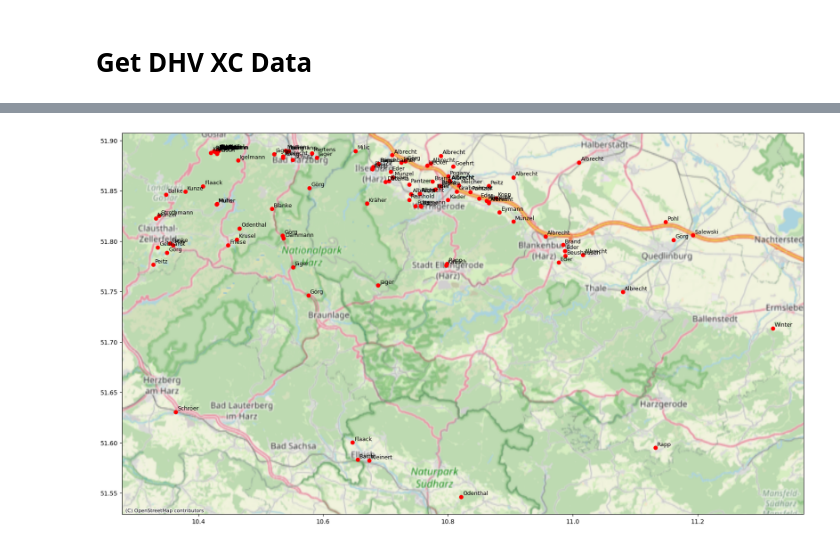
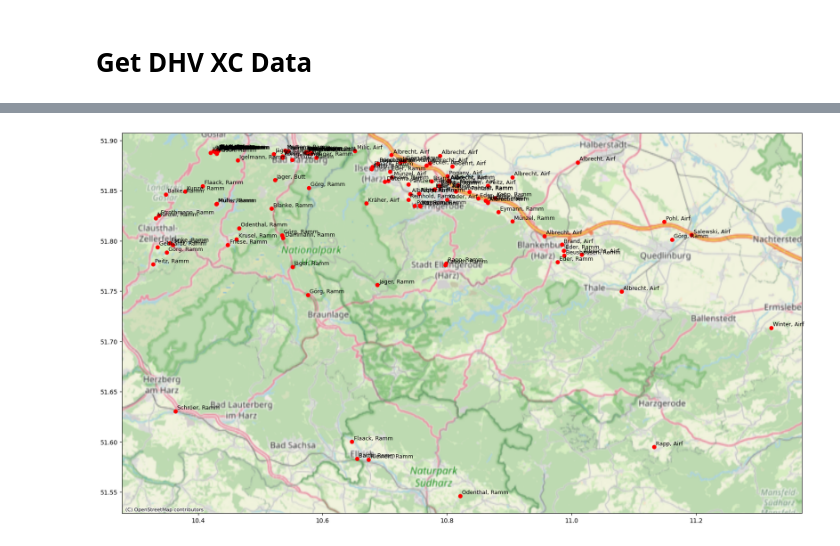
Before and after one commit to rappakos/flugbetrieb-metzingen, a Jupyter notebook: wetter/Harz_landings.ipynb, the cells around one changed output, grey strips where cells are left out. Saved outputs shown, nothing was run; the diff lists cells and outputs as text; code cells hidden in the pictures.

Commit message:
Harz landings - with takeoff

```diff
--- a/wetter/Harz_landings.ipynb
+++ b/wetter/Harz_landings.ipynb
@@ -17,11 +17,12 @@ places = {
     'Brunsberg': 9844,
     'Kella': 9521,
     'Börry': 9403,
-    'Stapelburg': 9802
+    'Stapelburg': 9802,
+    'Butterberg': 14203
 }
 
 results = []
-for place in ['Stapelburg','Rammelsberg']:
+for place in ['Stapelburg','Rammelsberg', 'Butterberg']:
     limit = PAGE_SIZE
     for year in [2017,2018,2019,2020,2021,2022,2023,2024,2025]:
     #for year in [2024,2025]:
@@ -53,17 +54,18 @@ df_results.sort_values(by='Duration').tail()
 # %%
 import geopandas as gpd
 import contextily as cx
 
 
 gdf = gpd.GeoDataFrame(
     df_results, geometry=gpd.points_from_xy(df_results.LastLng, df_results.LastLat), crs="EPSG:4326"
 )
 gdf = gpd.clip(gdf, mask=(10.3,51.5,11.5,51.9))
 
 ax =gdf.plot(color="red", figsize=(20, 15))
-for x, y, label in zip(gdf.geometry.x, gdf.geometry.y, gdf.LastName):
+for x, y, lastName, takeoff in zip(gdf.geometry.x, gdf.geometry.y, gdf.LastName, gdf.Takeoff):
+    label = f"{lastName}, {takeoff[:4]}"
     ax.annotate(label, xy=(x, y), xytext=(3, 3), textcoords="offset points",size=9)
 
 cx.add_basemap(ax, crs=gdf.crs, source=cx.providers.OpenStreetMap.DE)
 # %% [output]
-[figure, old version]
+[figure, new version]
```
Also changed, not shown: parts of 1 cell of this notebook.
